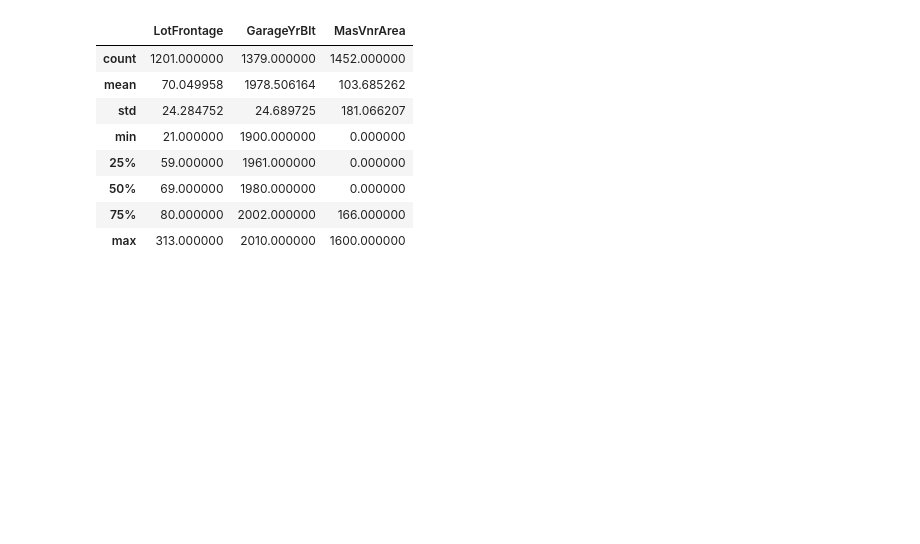
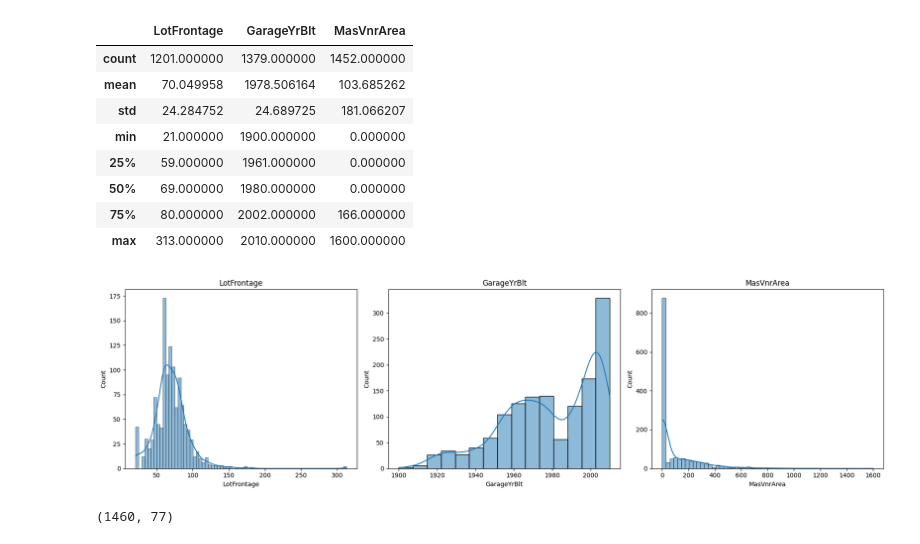
Before and after one commit to E-SalazarDev/SmartHouse-AVM, a Jupyter notebook: ai-engine/notebooks/02_data_cleaning.ipynb, the cells around one changed output. Cells and saved outputs as stored; diff of their text form; code cells hidden in the pictures; blank space fills up the shorter version.

```diff
--- a/ai-engine/notebooks/02_data_cleaning.ipynb
+++ b/ai-engine/notebooks/02_data_cleaning.ipynb
@@ -245,3 +247,21 @@ train_df[[
 | 50% | 69.000000 | 1980.000000 | 0.000000 |
 | 75% | 80.000000 | 2002.000000 | 166.000000 |
 | max | 313.000000 | 2010.000000 | 1600.000000 |
+# %%
+fig, axes = plt.subplots( 1, 3, figsize=(18,5))
+
+# kde La forma real de la distribución
+sns.histplot(train_df["LotFrontage"], kde=True, ax= axes[0])
+axes[0].set_title("LotFrontage")
+
+sns.histplot(train_df["GarageYrBlt"], kde=True, ax= axes[1])
+axes[1].set_title("GarageYrBlt")
+
+sns.histplot(train_df["MasVnrArea"], kde=True, ax=  axes[2])
+axes[2].set_title("MasVnrArea")
+
+
+plt.tight_layout()
+plt.show()
+# %% [output]
+[figure, added]
@@ -247,0 +271,12 @@ train_df[[
+# %%
+columns_to_drop = [
+    "PoolQC",
+    "MiscFeature",
+    "Alley",
+    "Fence"
+]
+
+df = df.drop(columns= columns_to_drop)
+print(df.shape)
+# %% [output]
+(1460, 77)
```
Also changed, not shown: parts of 2 cells of this notebook, 15 other files.
